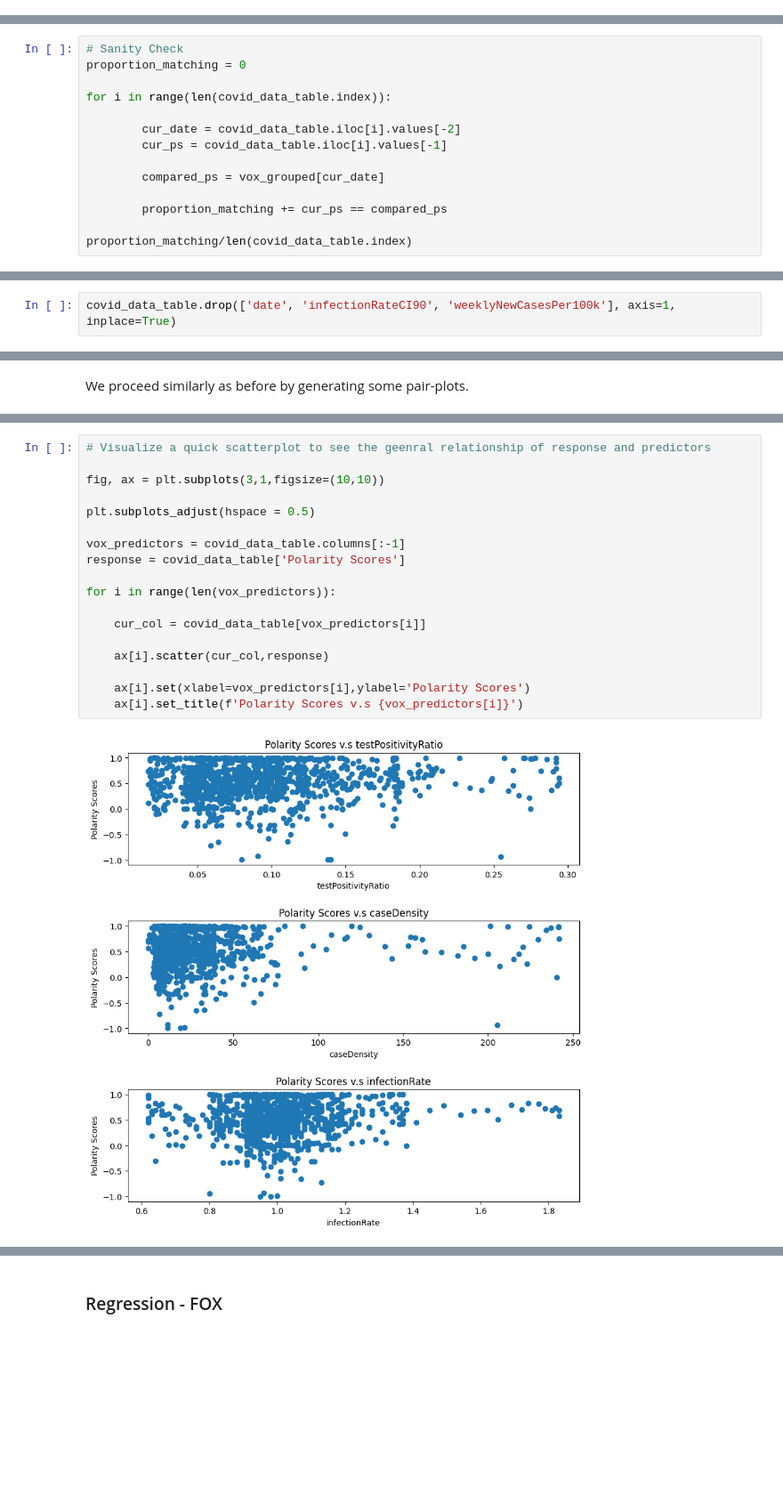
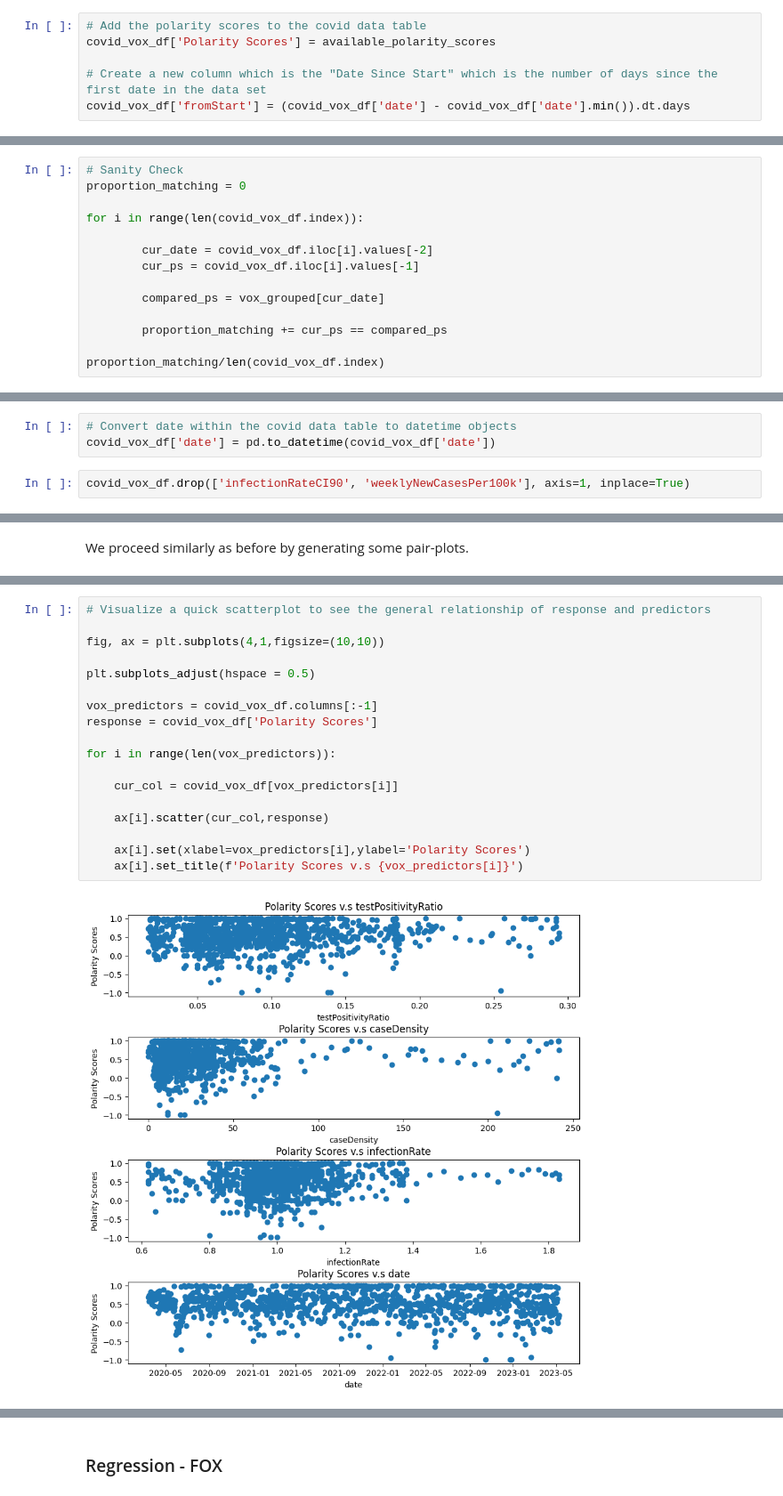
Before and after one commit to TekinGunasar/naan, a Jupyter notebook: johns section with regression.ipynb, the cells around one changed output, grey strips where cells are left out. Shown at 89% size. Saved outputs shown, nothing was run; the diff lists cells and outputs as text; blank space fills up the shorter version.

```diff
--- a/johns section with regression.ipynb
+++ b/johns section with regression.ipynb
@@ -678,0 +694,6 @@ covid_data_table
+# %%
+# Add the polarity scores to the covid data table
+covid_vox_df['Polarity Scores'] = available_polarity_scores
+
+# Create a new column which is the "Date Since Start" which is the number of days since the first date in the data set
+covid_vox_df['fromStart'] = (covid_vox_df['date'] - covid_vox_df['date'].min()).dt.days
@@ -682,16 +719,16 @@ Perform a sanity check to ensure that polarity scores in the new merged table ma
 # Sanity Check
 proportion_matching = 0
 
-for i in range(len(covid_data_table.index)):
+for i in range(len(covid_vox_df.index)):
 
-        cur_date = covid_data_table.iloc[i].values[-2]
-        cur_ps = covid_data_table.iloc[i].values[-1]
+        cur_date = covid_vox_df.iloc[i].values[-2]
+        cur_ps = covid_vox_df.iloc[i].values[-1]
 
         compared_ps = vox_grouped[cur_date]
 
         proportion_matching += cur_ps == compared_ps
 
-proportion_matching/len(covid_data_table.index)
+proportion_matching/len(covid_vox_df.index)
 # %% [output]
 1.0
 # %% [markdown]
@@ -799,2 +836,5 @@ plt.show()
+# %%
+# Convert date within the covid data table to datetime objects
+covid_vox_df['date'] = pd.to_datetime(covid_vox_df['date'])
 # %%
-covid_data_table.drop(['date', 'infectionRateCI90', 'weeklyNewCasesPer100k'], axis=1, inplace=True)
+covid_vox_df.drop(['infectionRateCI90', 'weeklyNewCasesPer100k'], axis=1, inplace=True)
@@ -826,21 +866,21 @@ plt.yticks(fontsize=5)
 [figure]
 # %%
-# Visualize a quick scatterplot to see the geenral relationship of response and predictors
+# Visualize a quick scatterplot to see the general relationship of response and predictors
 
-fig, ax = plt.subplots(3,1,figsize=(10,10))
+fig, ax = plt.subplots(4,1,figsize=(10,10))
 
 plt.subplots_adjust(hspace = 0.5)
 
-vox_predictors = covid_data_table.columns[:-1]
-response = covid_data_table['Polarity Scores']
+vox_predictors = covid_vox_df.columns[:-1]
+response = covid_vox_df['Polarity Scores']
 
 for i in range(len(vox_predictors)):
 
-    cur_col = covid_data_table[vox_predictors[i]]
+    cur_col = covid_vox_df[vox_predictors[i]]
 
     ax[i].scatter(cur_col,response)
 
     ax[i].set(xlabel=vox_predictors[i],ylabel='Polarity Scores')
     ax[i].set_title(f'Polarity Scores v.s {vox_predictors[i]}')
 # %% [output]
-[figure, old version]
+[figure, new version]
```
Also changed, not shown: parts of 62 cells of this notebook, 3 other files.
